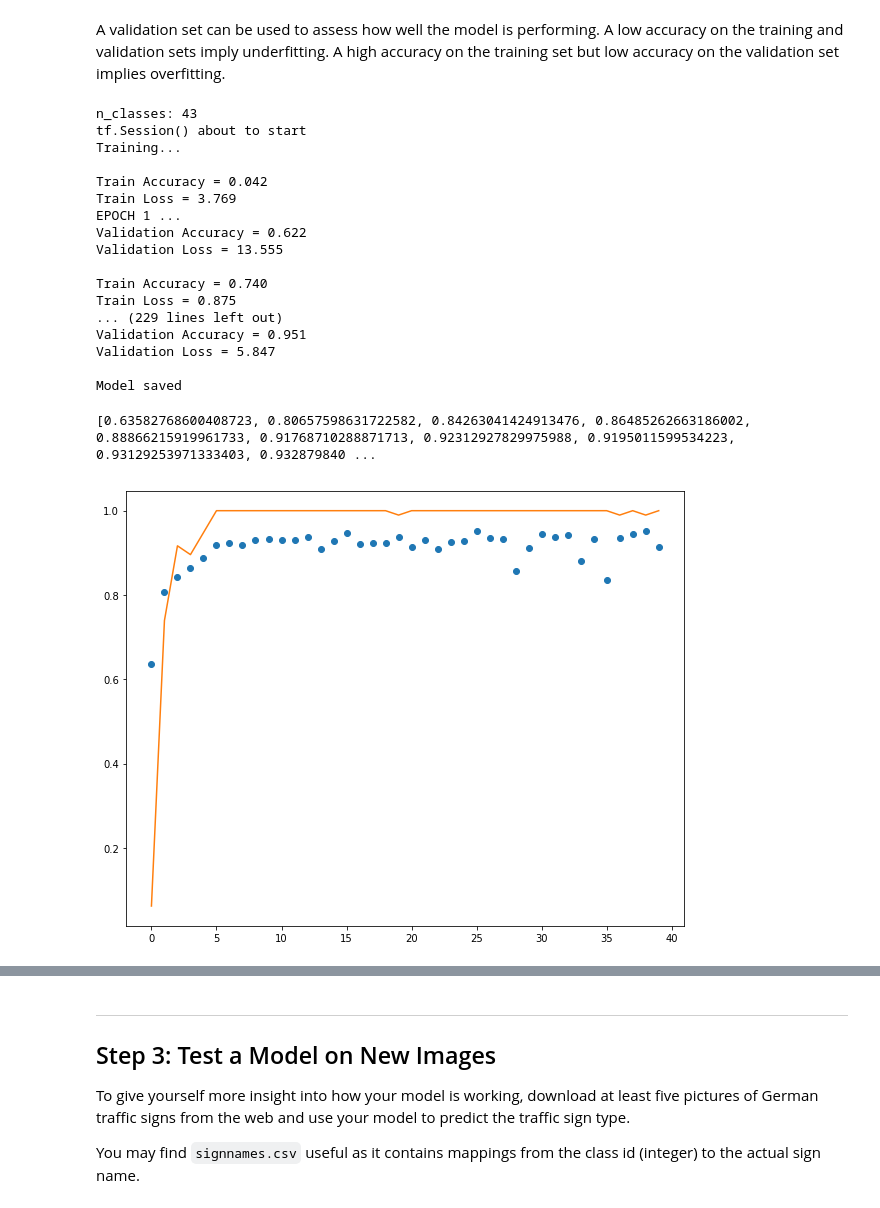
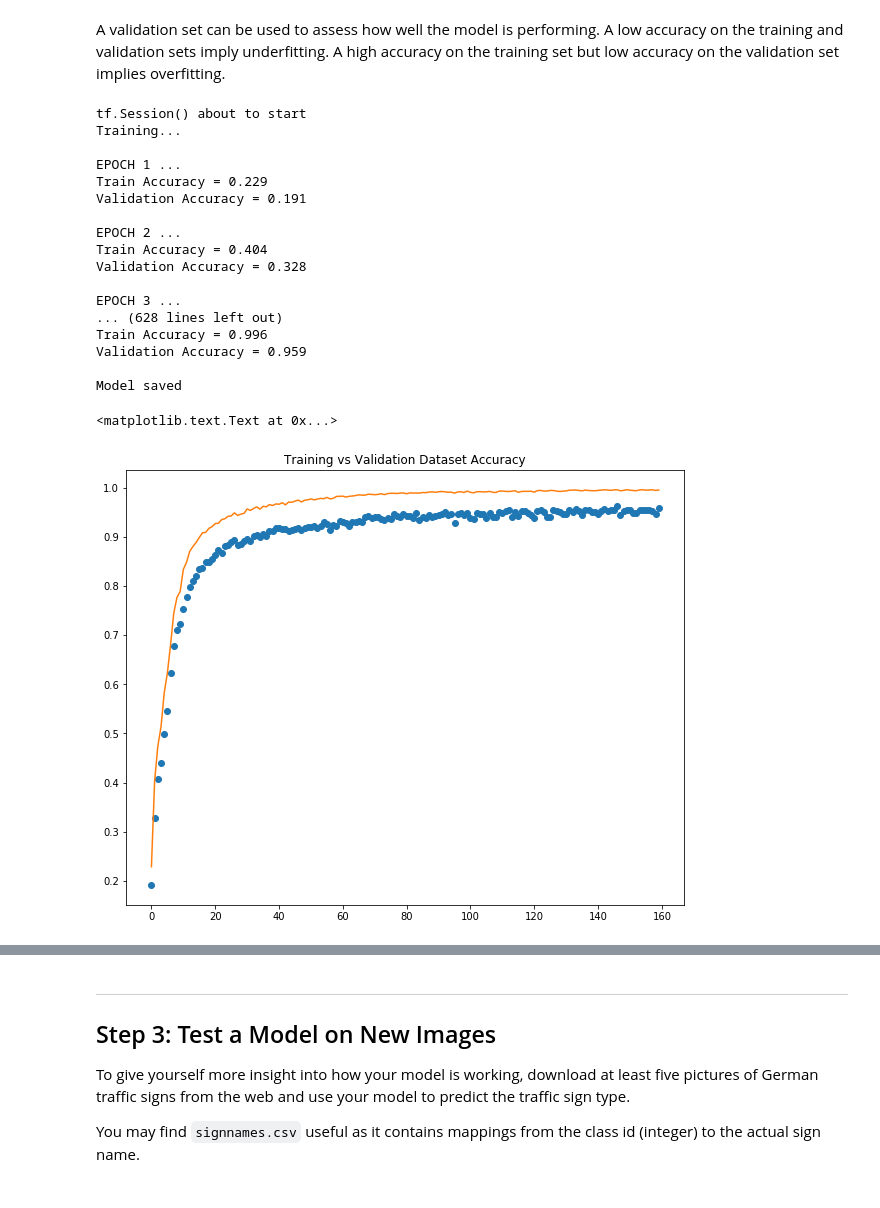
Before and after one commit to carsontang/CarND-Traffic-Sign-Classifier-Project, a Jupyter notebook: Traffic_Sign_Classifier.ipynb, the cells around one changed output, grey strips where cells are left out. Cells and saved outputs as stored; diff of their text form; code cells hidden in the pictures.

Commit message:
preprocessed train, validation, test images and trained 0.959 validation accuracy model

```diff
--- a/Traffic_Sign_Classifier.ipynb
+++ b/Traffic_Sign_Classifier.ipynb
@@ -292,27 +306,19 @@ from sklearn.utils import shuffle
 x = tf.placeholder(tf.float32, (None, 32, 32, num_image_channels))
 y = tf.placeholder(tf.int32, (None))
 one_hot_y = tf.one_hot(y, n_classes)
-rate = 0.001
-EPOCHS = 40
-BATCH_SIZE = 96
+rate = 0.0004
+EPOCHS = 160
+BATCH_SIZE = 128
 
-print("n_classes:", n_classes)
 prob = tf.placeholder_with_default(1.0, shape=())
 logits = LeNet(x, conv1_nfilters=12, conv2_nfilters=32, fc1_n_nodes=120, fc2_n_nodes=84, dropout_prob=prob)
 
 cross_entropy = tf.nn.softmax_cross_entropy_with_logits(labels=one_hot_y, logits=logits)
 loss_operation = tf.reduce_mean(cross_entropy)
 
-# adding in regularization
-# return weights from LeNet function so that you can regularize them
-# http://www.ritchieng.com/machine-learning/deep-learning/tensorflow/regularization/
-# regularizer = tf.nn.l2_loss(weights)
-# loss = tf.reduce_mean(loss + beta * regularizer)
-
 optimizer = tf.train.AdamOptimizer(learning_rate = rate)
 training_operation = optimizer.minimize(loss_operation)
 
-blah = tf.argmax(logits, 1)
 correct_prediction = tf.equal(tf.argmax(logits, 1), tf.argmax(one_hot_y, 1))
 accuracy_operation = tf.reduce_mean(tf.cast(correct_prediction, tf.float32))
 saver = tf.train.Saver()
@@ -320,18 +326,15 @@ saver = tf.train.Saver()
 def evaluate(X_data, y_data):
     num_examples = len(X_data)
     total_accuracy = 0
-    total_loss = 0
     sess = tf.get_default_session()
     for offset in range(0, num_examples, BATCH_SIZE):
         batch_x, batch_y = X_data[offset:offset+BATCH_SIZE], y_data[offset:offset+BATCH_SIZE]
-        accuracy, loss = sess.run([accuracy_operation, loss_operation], feed_dict={x: batch_x, y: batch_y, prob: 1.0})
+        accuracy = sess.run(accuracy_operation, feed_dict={x: batch_x, y: batch_y, prob: 1.0})
         total_accuracy += (accuracy * len(batch_x))
-        total_loss += (loss * len(batch_x))
-    return total_accuracy / num_examples, total_loss / num_examples
+    return total_accuracy / num_examples
 
 print("tf.Session() about to start")
-train_loss_history = []
-validation_loss_history = []
+batch_loss_history = []
 validation_accuracy_history = []
 train_accuracy_history = []
 with tf.Session() as sess:
@@ -345,22 +348,19 @@ with tf.Session() as sess:
         for offset in range(0, num_examples, BATCH_SIZE):
             end = offset + BATCH_SIZE
             batch_x, batch_y = X_train[offset:end], y_train[offset:end]
-            sess.run(training_operation, feed_dict={x: batch_x, y: batch_y, prob: 0.5})
-            if offset % 30000 == 0:
-                train_accuracy, train_loss = evaluate(batch_x, batch_y)
-                train_accuracy_history.append(train_accuracy)
-                train_loss_history.append(train_loss)
-                print("Train Accuracy = {:.3f}".format(train_accuracy))
-                print("Train Loss = {:.3f}".format(train_loss))
-        validation_accuracy, validation_loss = evaluate(X_valid, y_valid)
+            _, batch_loss = sess.run([training_operation, loss_operation], feed_dict={x: batch_x, y: batch_y, prob: 0.5})
+            batch_loss_history.append(batch_loss)
+        train_accuracy = evaluate(X_train, y_train)
+        train_accuracy_history.append(train_accuracy)
+
+        validation_accuracy = evaluate(X_valid, y_valid)
         validation_accuracy_history.append(validation_accuracy)
-        validation_loss_history.append(validation_loss)
         print("EPOCH {} ...".format(i+1))
+        print("Train Accuracy = {:.3f}".format(train_accuracy))
         print("Validation Accuracy = {:.3f}".format(validation_accuracy))
-        print("Validation Loss = {:.3f}".format(validation_loss))
         print()
 
-    saver.save(sess, './lenet')
+    saver.save(sess, './lenet_lr4_b128_e160')
     print("Model saved")
 
 # Ideas for increasing accuracy
@@ -371,27 +371,27 @@ with tf.Session() as sess:
 # 5) augment data
 # 6) toggle weight scale
 # %% [output]
-n_classes: 43
 tf.Session() about to start
 Training...
 
-Train Accuracy = 0.042
-Train Loss = 3.769
 EPOCH 1 ...
-Validation Accuracy = 0.622
-Validation Loss = 13.555
+Train Accuracy = 0.229
+Validation Accuracy = 0.191
 
-Train Accuracy = 0.740
-Train Loss = 0.875
-... (229 lines left out)
-Validation Accuracy = 0.951
-Validation Loss = 5.847
+EPOCH 2 ...
+Train Accuracy = 0.404
+Validation Accuracy = 0.328
+
+EPOCH 3 ...
+... (628 lines left out)
+Train Accuracy = 0.996
+Validation Accuracy = 0.959
 
 Model saved
 # %%
 plt.plot(validation_accuracy_history, 'o', label='baseline')
 plt.plot(train_accuracy_history, '-', label='baseline')
-print(validation_accuracy_history)
+plt.title("Training vs Validation Dataset Accuracy")
 # %% [output]
-[0.63582768600408723, 0.80657598631722582, 0.84263041424913476, 0.86485262663186002, 0.88866215919961733, 0.91768710288871713, 0.92312927829975988, 0.9195011599534223, 0.93129253971333403, 0.932879840 ...
+<matplotlib.text.Text at 0x...>
-[figure, old version]
+[figure, new version]
```
Also changed, not shown: parts of 4 cells of this notebook.
